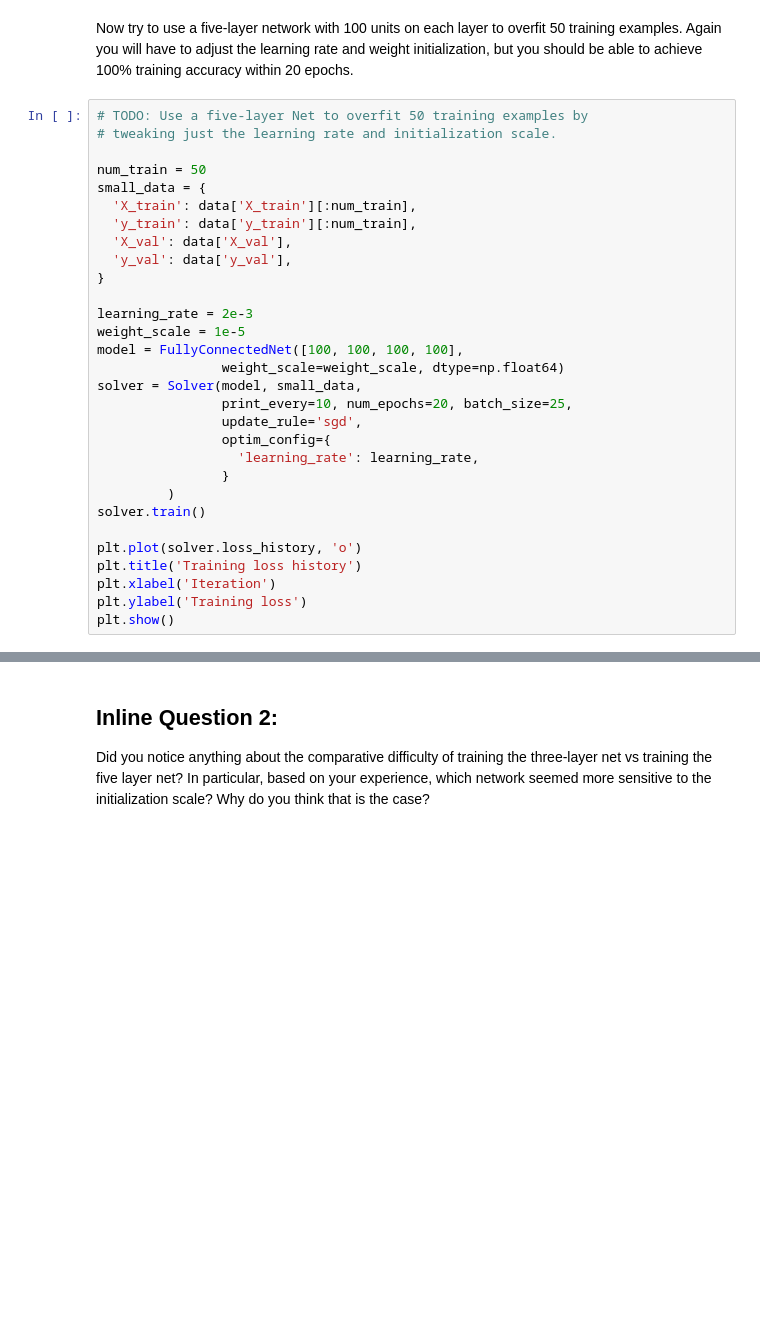
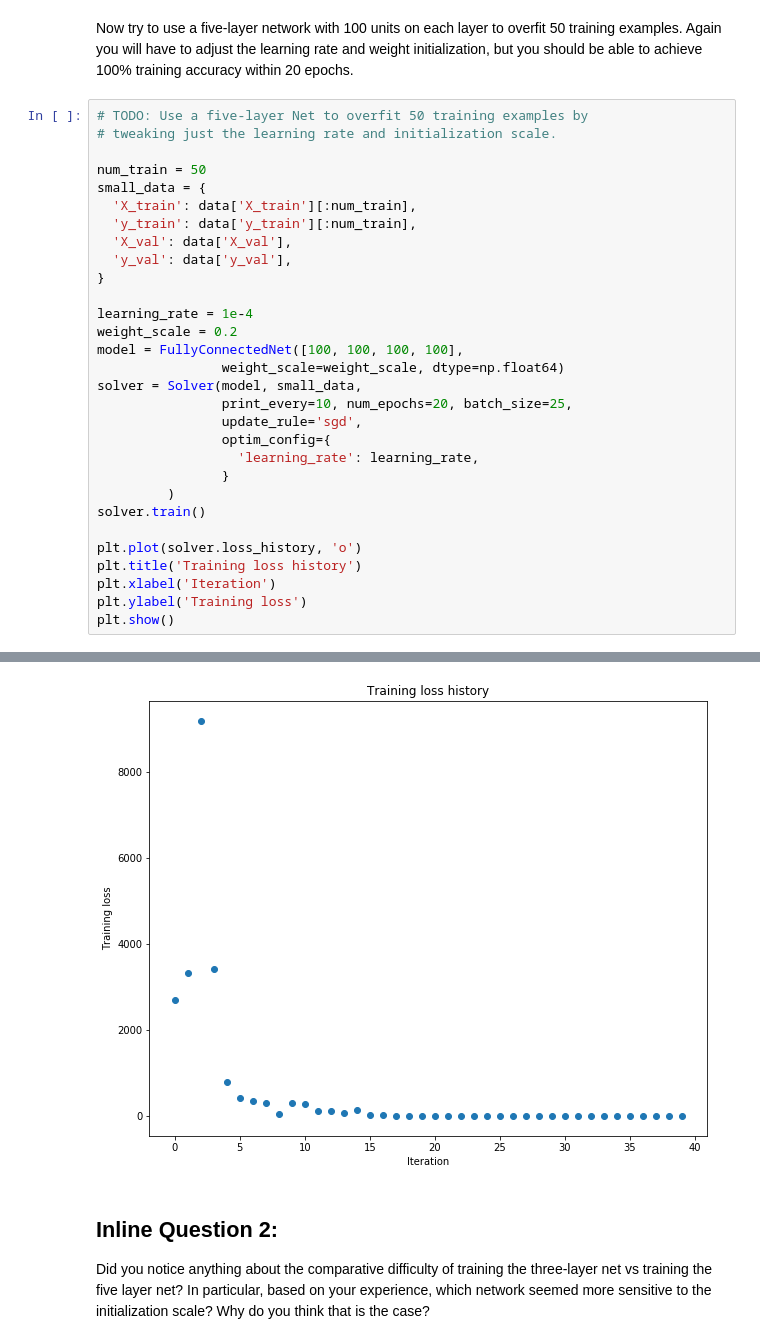
Before and after one commit to yinwang0/cs231n, a Jupyter notebook: assignment2/FullyConnectedNets.ipynb, the cells around one changed output, grey strips where cells are left out. Cells and saved outputs as stored; diff of their text form; blank space fills up the shorter version.

```diff
--- a/assignment2/FullyConnectedNets.ipynb
+++ b/assignment2/FullyConnectedNets.ipynb
@@ -500,8 +500,8 @@ small_data = {
   'y_val': data['y_val'],
 }
 
-learning_rate = 2e-3
-weight_scale = 1e-5
+learning_rate = 1e-4
+weight_scale = 0.2
 model = FullyConnectedNet([100, 100, 100, 100],
                 weight_scale=weight_scale, dtype=np.float64)
 solver = Solver(model, small_data,
@@ -518,3 +518,4 @@ plt.title('Training loss history')
 plt.xlabel('Iteration')
 plt.ylabel('Training loss')
 plt.show()
+# %% [output]
@@ -521,3 +539,4 @@ plt.show()
+[figure, added]
 # %% [markdown]
 ## Inline Question 2:
 Did you notice anything about the comparative difficulty of training the three-layer net vs training the five layer net? In particular, based on your experience, which network seemed more sensitive to the initialization scale? Why do you think that is the case?
```
Also changed, not shown: parts of 7 cells of this notebook, 2 other files.
